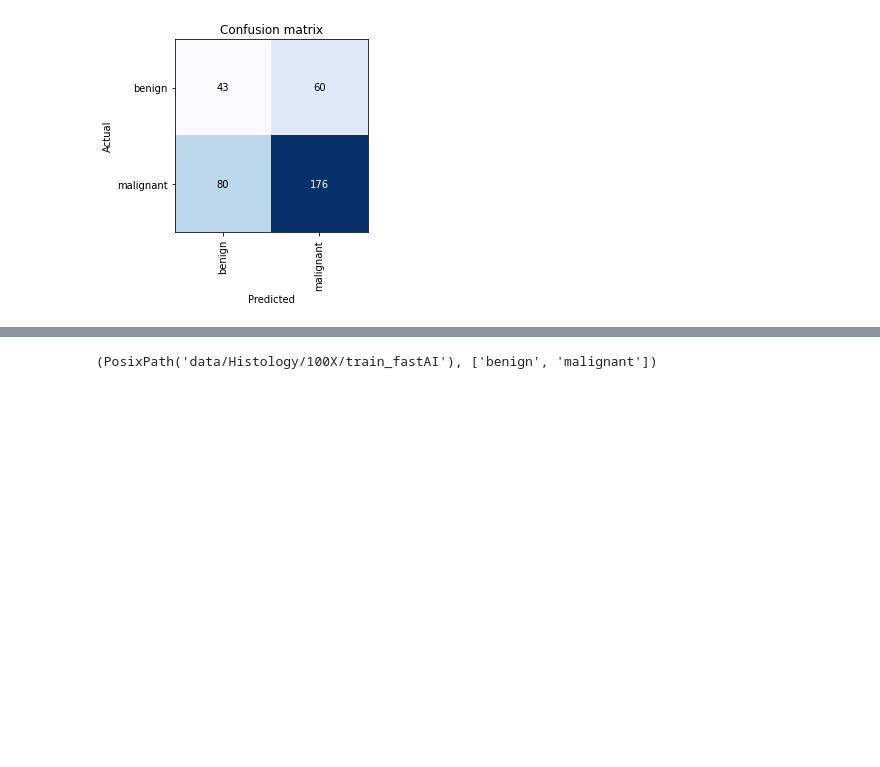
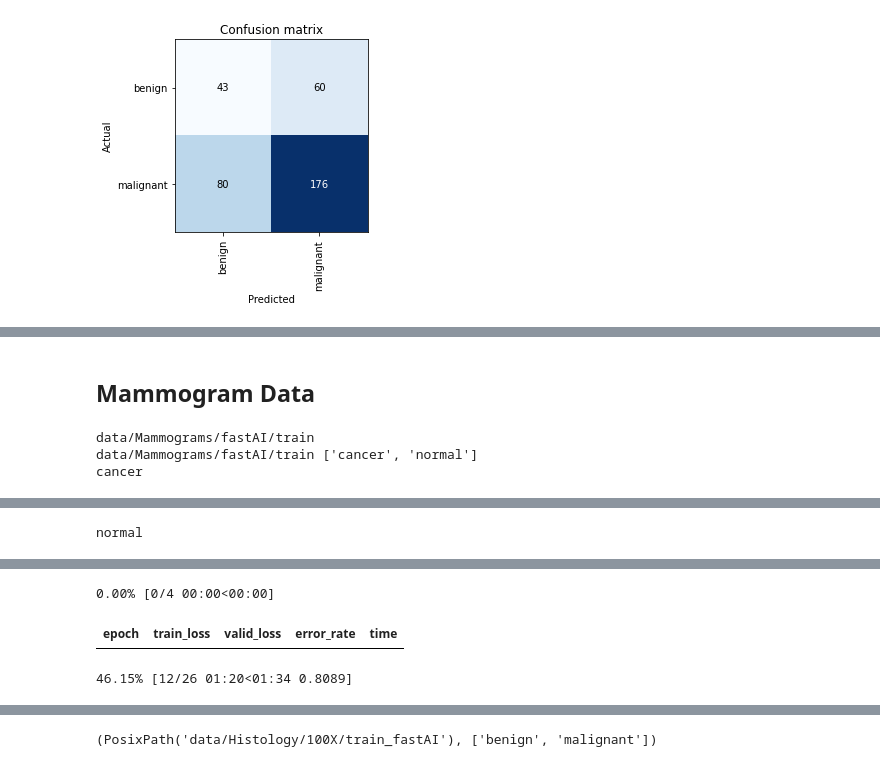
Before and after one commit to mkpetterson/cancer-prediction, a Jupyter notebook: notebooks/FastAI.ipynb, the cells around one changed output, grey strips where cells are left out. Saved outputs shown, nothing was run; the diff lists cells and outputs as text; code cells hidden in the pictures; blank space fills up the shorter version.

```diff
--- a/notebooks/FastAI.ipynb
+++ b/notebooks/FastAI.ipynb
@@ -81,0 +73,32 @@ predictions
+# %% [markdown]
+## Mammogram Data
+# %%
+# Run on Mammogram data
+predictions_all = []
+
+def get_predictions(path, model):
+    image_paths = [os.path.join(path,f) for f in os.listdir(path)]
+    predictions = [model.predict_image(img) for img in image_paths]
+
+    return predictions
+
+
+train_path = f'data/Mammograms/fastAI/train'
+test_path = f'data/Mammograms/fastAI/test/'
+print(train_path)
+
+model = models.FastAI(train_path)
+print(model.path, model.classes)
+
+model.verify_images(500)
+model.fit(f'fastai_MLO_CC')
+
+# Val Metrics
+model.confusion_matrix()
+
+# Test predictions
+predictions_all.append(get_predictions(test_path, model))
+# %% [output]
+data/Mammograms/fastAI/train
+data/Mammograms/fastAI/train ['cancer', 'normal']
+cancer
@@ -81,0 +106 @@ predictions
+normal
@@ -81,0 +108,3 @@ predictions
+0.00% [0/4 00:00<00:00]
+| epoch | train_loss | valid_loss | error_rate | time |
+46.15% [12/26 01:20<01:34 0.8089]
```
Also changed, not shown: parts of 8 cells of this notebook, 18 other files.
